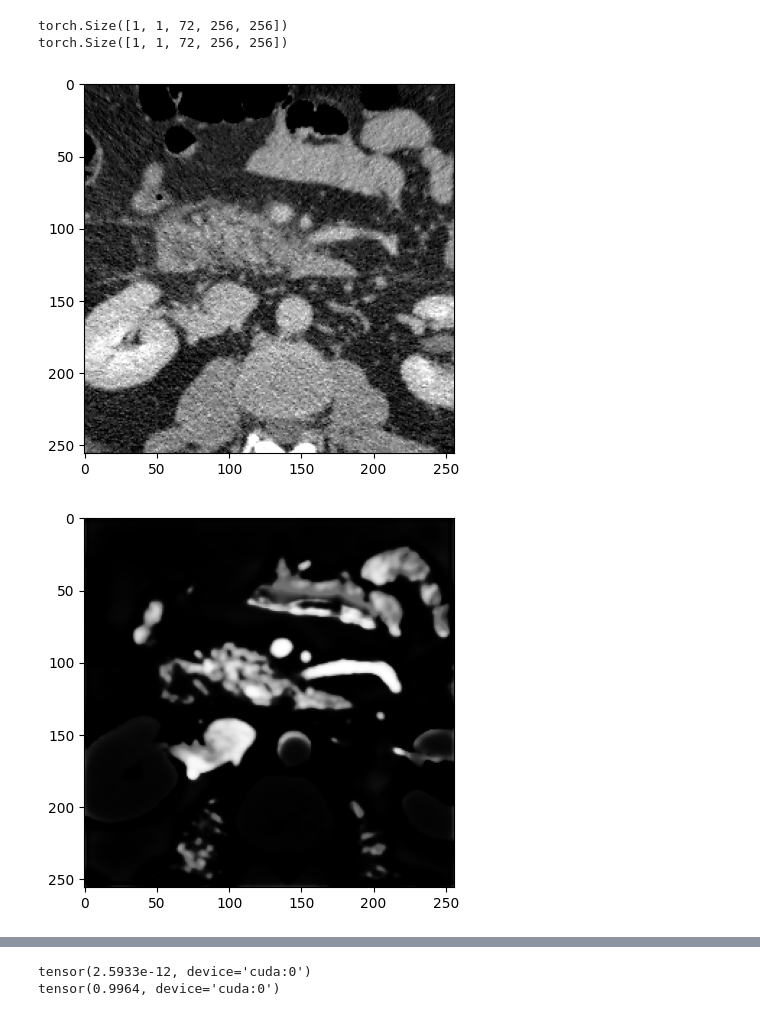
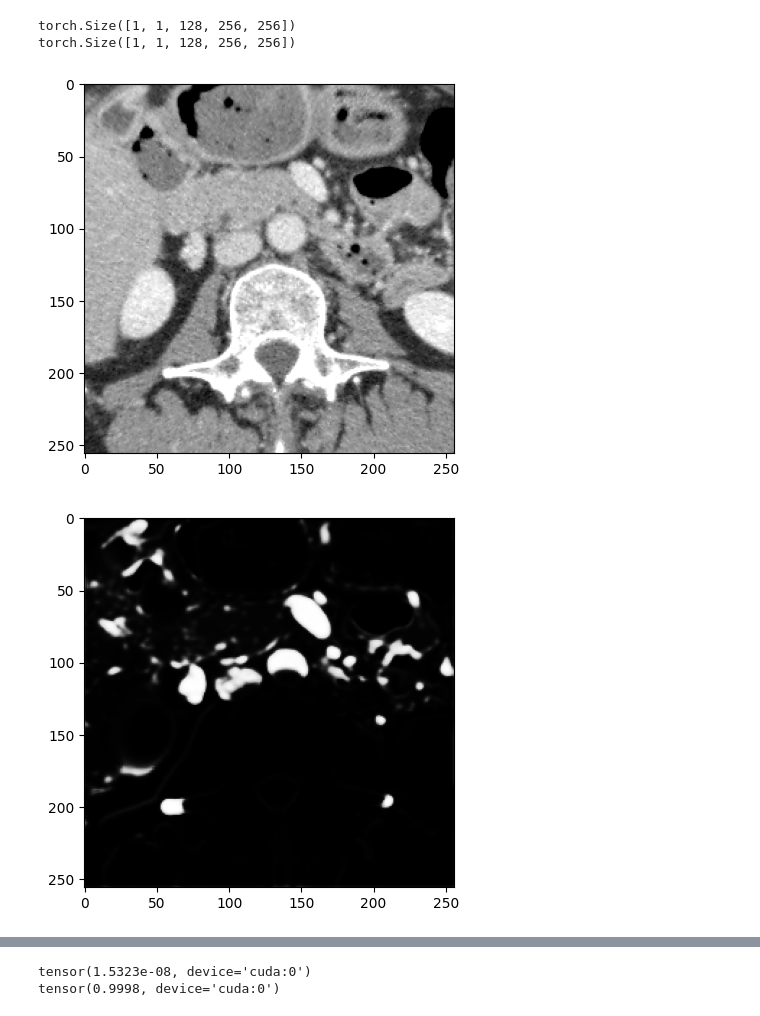
Before and after one commit to LinieKiste/KAP, a Jupyter notebook: 3dunet_test.ipynb, the cells around one changed output, grey strips where cells are left out. Cells and saved outputs as stored; diff of their text form; code cells hidden in the pictures.

```diff
--- a/3dunet_test.ipynb
+++ b/3dunet_test.ipynb
@@ -66,19 +69,19 @@ torch.save(model.state_dict(), './state_dicts/regular_unet.pt')
 # %%
 with torch.no_grad():
-    x, y = next(iter(test_dataloader))
+    x, y = next(iter(train_dataloader))
     print(x.shape)
     if torch.cuda.is_available():
         x, y = x.cuda(), y.cuda()
     pred = model(x)
     pred = torch.nn.Sigmoid()(pred)
     print(pred.shape)
     nb.show(x[0], 45)
     nb.show(pred[0], 45)
     nb.show(y[0], 45)
     print(torch.min(pred))
     print(torch.max(pred))
 # %% [output]
-torch.Size([1, 1, 72, 256, 256])
-torch.Size([1, 1, 72, 256, 256])
+torch.Size([1, 1, 128, 256, 256])
+torch.Size([1, 1, 128, 256, 256])
-[figure, old version]
+[figure, new version]
-[figure, old version]
+[figure, new version]
@@ -86,2 +89,2 @@ torch.Size([1, 1, 72, 256, 256])
-tensor(2.5933e-12, device='cuda:0')
-tensor(0.9964, device='cuda:0')
+tensor(1.5323e-08, device='cuda:0')
+tensor(0.9998, device='cuda:0')
```
Also changed, not shown: parts of 6 cells of this notebook, 9 other files.
